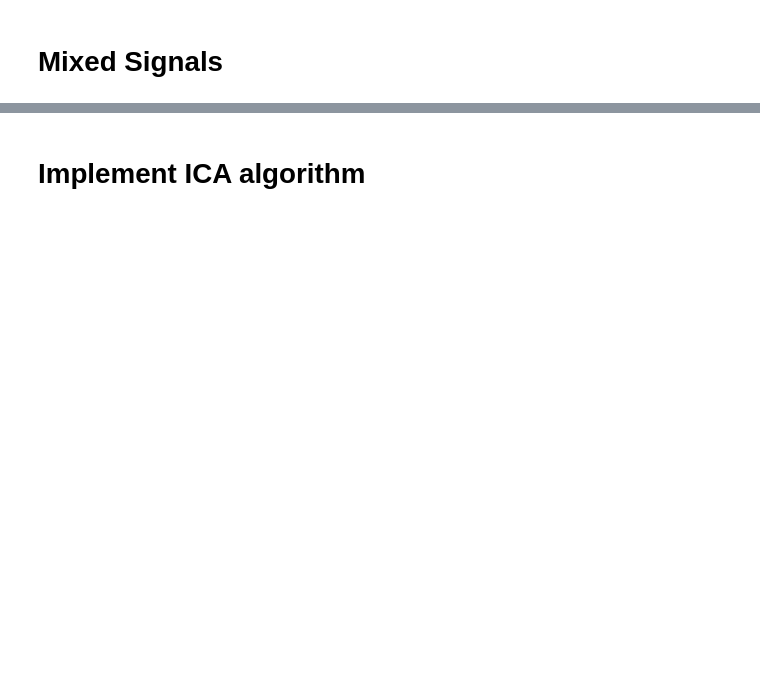
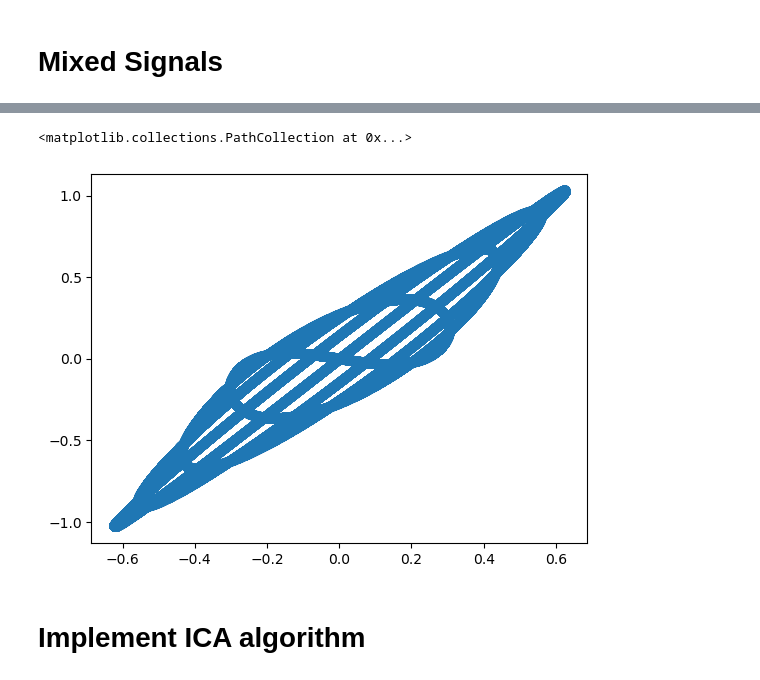
Before and after one commit to SullivanCastro/Indepedent-Component-Analysis, a Jupyter notebook: utils.ipynb, the cells around one changed output, grey strips where cells are left out. Drawn from its saved outputs; the diff is of its cells as text; code cells hidden in the pictures; blank space fills up the shorter version.

```diff
--- a/utils.ipynb
+++ b/utils.ipynb
@@ -63,3 +69,8 @@ plt.show()
+# %%
+plt.scatter(X[0], X[1])
+# %% [output]
+<matplotlib.collections.PathCollection at 0x...>
+[figure, added]
 # %% [markdown]
 # Implement ICA algorithm
 # %%
```
Also changed, not shown: parts of 9 cells of this notebook, 1 other file.
